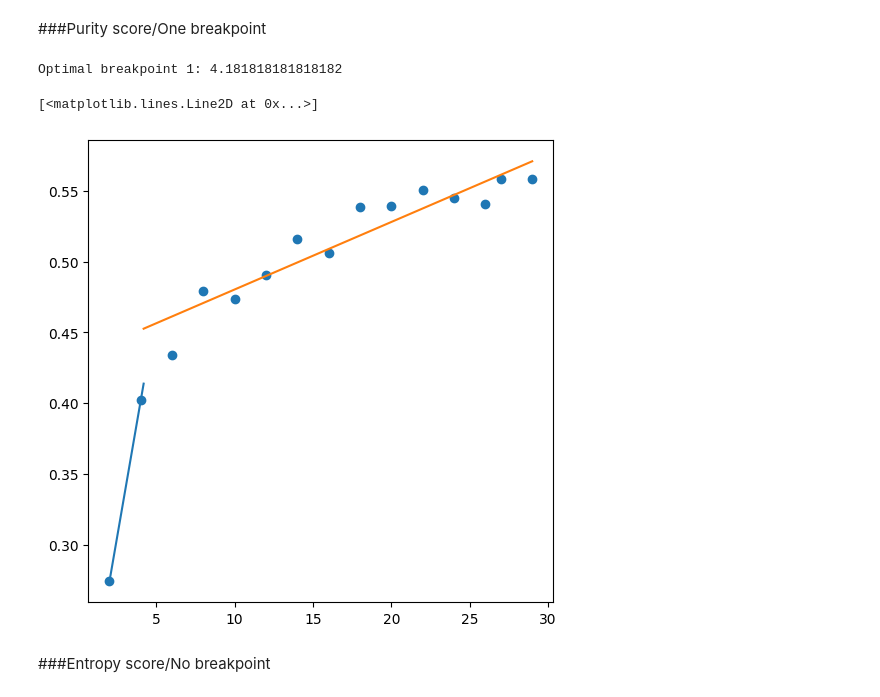
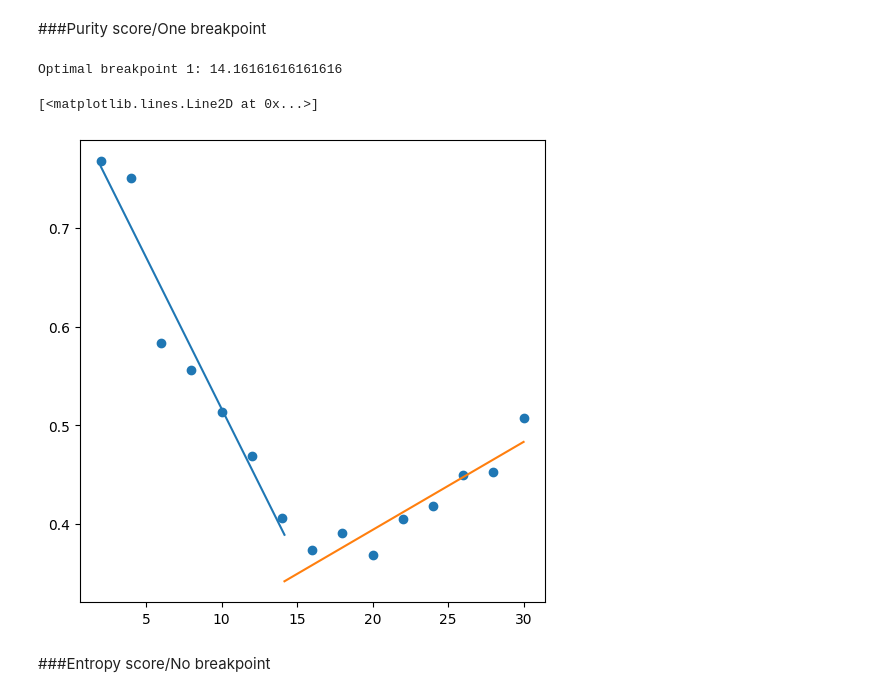
Before and after one commit to afullhart/climateanalogs, a Jupyter notebook: Figures/Score_1brkpt_TESTING.ipynb, the cells around one changed output. Cells and saved outputs as stored; diff of their text form; code cells hidden in the pictures.

```diff
--- a/Figures/Score_1brkpt_TESTING.ipynb
+++ b/Figures/Score_1brkpt_TESTING.ipynb
@@ -547,8 +547,7 @@ ax.scatter(keys, purity_list)
 # %%
 from permetrics import ClusteringMetric
 
-
-'https://stats.stackexchange.com/questions/95731/how-to-calculate-purity'
+'https://permetrics.readthedocs.io/en/latest/pages/clustering/ES.html'
 
 fld = '/content/drive/My Drive/Colab Notebooks/Analogs/Zonal_Test'
 
@@ -565,18 +564,22 @@ scores = []
 test_cluster_sizes = [2, 4, 6, 8, 10, 12, 14, 16, 18, 20, 22, 24, 26, 28, 30]
 for n in test_cluster_sizes:
   y_pred, y_true = [], []
+  df = pd.read_csv(os.path.join(fld, 'Zonal_eco3_{}.csv'.format(n)))
+  arr = df.iloc[:, 1:].to_numpy()
   for i, row in enumerate(arr):
     for j, col in enumerate(row):
       count = arr[i, j]
       y_pred.extend([i+1]*count)
       y_true.extend([j+1]*count)
-
   cm = ClusteringMetric(y_true=y_true, y_pred=y_pred)
-  scores.append(cm.entropy_score())
+  scores.append(cm.purity_score())
 
 print(len(y_true))
 print(len(y_pred))
 print(scores)
+
+fig, ax = plt.subplots(figsize=(6, 6))
+ax.scatter(test_cluster_sizes, scores)
 # %% [output]
 ['Zonal_eco3_6.csv', 'Zonal_eco3_20.csv', 'Zonal_eco3_12.csv', 'Zonal_eco3_30.csv', 'Zonal_eco3_10.csv', 'Zonal_eco3_4.csv', 'Zonal_eco3_26.csv', 'Zonal_eco3_28.csv', 'Zonal_eco3_22.csv', 'Zonal_eco3_ ...
 |  | LABEL | US_L3_13 | US_L3_14 | US_L3_18 | US_L3_19 | US_L3_20 | US_L3_21 | US_L3_22 | US_L3_23 | US_L3_24 | ... |
@@ -610,37 +615,37 @@ def find_optimal_breakpoint(x, y, num_breakpoints=100):
       # [breakpoint, slope1, intercept1, slope2, intercept2]
       initial_guess = [b_candidate, 1, 0, 0.5, 0.5]
       params, _ = curve_fit(piecewise_linear, x, y, p0=initial_guess)
       y_pred = piecewise_linear(x, *params)
       ssr = np.sum((y - y_pred)**2)
 
       if ssr < min_ssr:
         min_ssr = ssr
         best_breakpoint = params[0]
         best_params = params
 
     except RuntimeError:
       # Handle cases where curve_fit might fail to converge for a given breakpoint
       print('RuntimeError for case {}'.format(b_candidate))
       continue
 
   return best_breakpoint, best_params
 
-x_data = np.array([float(x) for x in keys])
-y_data = np.array([float(x) for x in purity_list])
+x_data = np.array([float(x) for x in test_cluster_sizes])
+y_data = np.array([float(x) for x in scores])
 
 optimal_b1, optimal_params = find_optimal_breakpoint(x_data, y_data)
 b1, m1, c1, m2, c2 = optimal_params
 
 print('Optimal breakpoint 1:', optimal_b1)
 
 fig, ax = plt.subplots(figsize=(6, 6))
 ax.scatter(x_data, y_data)
 ax.plot([min(x_data), b1], [m1*min(x_data) + c1, m1*optimal_b1 + c1])
 ax.plot([b1, max(x_data)], [m2*b1 + c2, m2*max(x_data) + c2])
 # %% [output]
-Optimal breakpoint 1: 4.181818181818182
+Optimal breakpoint 1: 14.16161616161616
 [<matplotlib.lines.Line2D at 0x...>]
-[figure, old version]
+[figure, new version]
 # %% [markdown]
 ###Entropy score/No breakpoint
 # %%
```
Also changed, not shown: parts of 1 cell of this notebook.
